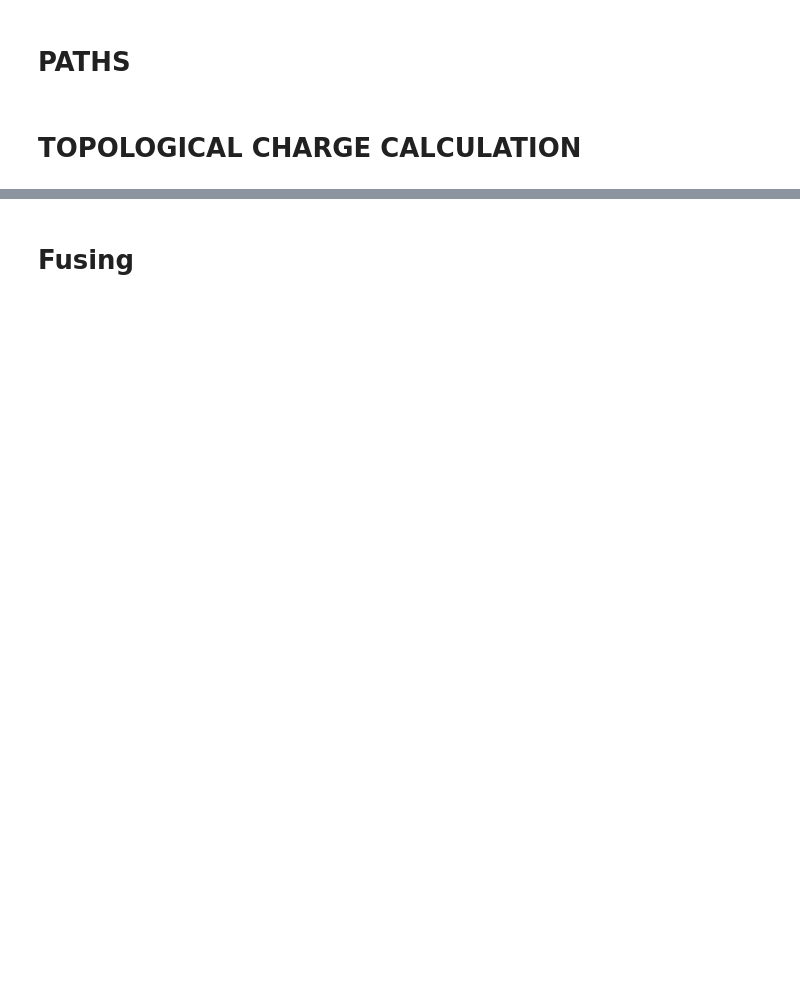
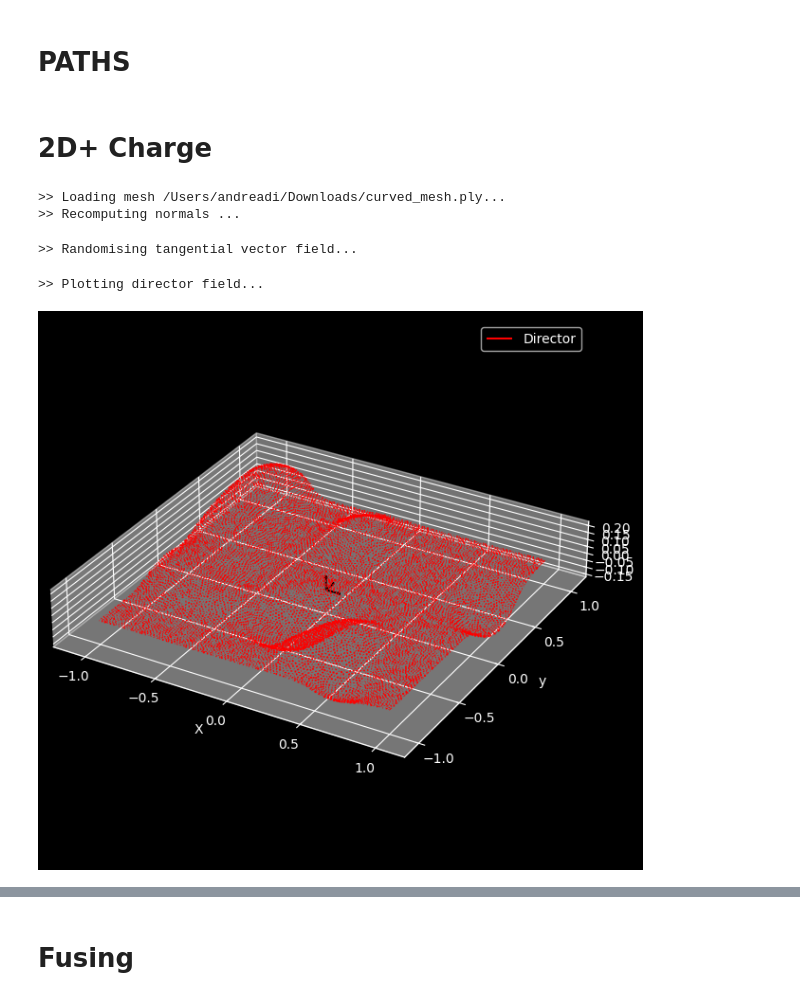
Before and after one commit to unige-biochem/nemo, a Jupyter notebook: debugging/sandbox.ipynb, the cells around one changed output, grey strips where cells are left out. Drawn from its saved outputs; the diff is of its cells as text; code cells hidden in the pictures; blank space fills up the shorter version.

```diff
--- a/debugging/sandbox.ipynb
+++ b/debugging/sandbox.ipynb
@@ -154,19 +122,6 @@ visuals.view_img(img_list=[img_raw], title_list=["Raw Image"], scale=img_scale)
 # magdalena_rel_path = "TP80/C2-CTL_TG_His_lyn_E29_20240423_block4_New-02-0To7-TP80.tif"  # == MEMBRANE ==
 # magdalena_rel_path = "TP80/C3-CTL_TG_His_lyn_E29_20240423_block4_New-02-0To7-TP80.tif" # == INTERSTITIAL SPACE ==
 # path = os.path.join(magdalena_root, magdalena_rel_path)
-# %%
-mesh = trimesh.creation.icosphere(radius=1, subdivisions=4)
-mesh_sel_mask = np.einsum('ij,ij->i', np.array([[0, 0, -1] for i in range(len(mesh.vertices))]),
-                          mesh.vertex_normals) < 0
-mesh = analysis.sel_submesh(mesh=mesh, mask=mesh_sel_mask)
-
-mesh = datahandler.load_mesh("/Users/andreadi/Downloads/planar_remeshed.ply", recalc_normals=True)
-idxs = analysis.coord_search_neighbours(mesh.vertices, k=6)
-idxs, _ = analysis.filter_valid_patches(verts=mesh.vertices, idxs_neigh=idxs, factor=0.1)
-visuals.plot_dir_field(directors=np.column_stack((mesh.vertices, mesh.vertices)), veclength=0.01,
-                       marker=mesh.vertices[idxs[:, 0]], pt_alpha=0.9)
-visuals.plot_dir_field(directors=np.column_stack((mesh.vertices, mesh.vertices)), veclength=0.01,
-                       marker=mesh.vertices[idxs.ravel()], pt_alpha=0.9, pt_color="magenta")
 # %%
 # 72h
 # path = "/Users/andreadi/Library/CloudStorage/OneDrive-UniversitédeGenève/Academic/Data/1_gastruloid/PR_run/72/exp_2_003.tif"
@@ -259,27 +214,6 @@ img_path = os.path.join(root_path, img_rel_path)
 img_path = '/Users/andreadi/Desktop/11MARCH2025/120hrs_ sun1.lif - Series021.tif'
 
 # path = '/Users/andreadi/Desktop/C1-Actin_dapi_day5_MP.lif - Series007.tif'
-# %%
-# # visuals.animate_img_slices(img=img_raw, scale=img_scale, unit=img_unit, gifpath=resfig_dir,
-# #                            gifsuffix="sliced_raw", cmap="Greens_r", time_spacing=0.05, dpi=50, figsize=(8, 8))
-#
-# root_path = "/Users/andreadi/Library/CloudStorage/OneDrive-UniversitédeGenève/Academic/Data"
-#
-img_rel_path = "4_collaborations/magdalena_embl/C1-CTL_TG_His_lyn_E29_20240423_block4_New-02-0To7-TP1.tif"
-img_raw_1, img_dim_1, img_scale_1, img_unit_1 = analysis.load_img(path=os.path.join(root_path, img_rel_path),
-                                                                  norm_vals=True)
-img_rel_path = "4_collaborations/magdalena_embl/C2-CTL_TG_His_lyn_E29_20240423_block4_New-02-0To7-TP1.tif"
-img_raw_2, img_dim_2, img_scale_2, img_unit_2 = analysis.load_img(path=os.path.join(root_path, img_rel_path),
-                                                                  norm_vals=True)
-img_rel_path = "4_collaborations/magdalena_embl/C3-CTL_TG_His_lyn_E29_20240423_block4_New-02-0To7-TP1.tif"
-img_raw_3, img_dim_3, img_scale_3, img_unit_3 = analysis.load_img(path=os.path.join(root_path, img_rel_path),
-                                                                  norm_vals=True)
-if not (img_scale_1 == img_scale_2 == img_scale_3) and not (img_unit_1 == img_unit_2 == img_unit_3):
-    print("Unequal scaling !!!")
-
-visuals.view_img(img_list=[img_raw_1, img_raw_2, img_raw_3], color_list=["red", "green", "blue"],
-                 title_list=["Nuclei", "Membrane", "Intertistial Space"], scale=img_scale_1,
-                 opacity_list=[0.9, 0.8, 0.2])
 # %%
 t = datahandler.load_tiff("/Users/andreadi/Desktop/test.tif")
 t = np.pad(t, pad_width=100, constant_values=1)
@@ -291,5 +225,21 @@ theta = analysis.compute_2d_orientation(mode="fibre", img=t, sampling_box_size=9
 visuals.plot_polar_hist(theta[theta != 0])
 visuals.plot_matrix(theta, origin="upper", cmap="twilight", colorbar=True, remove_axes=True,
                     savefig="/Users/andreadi/Downloads/test.png")
-# %% [markdown]
-# TOPOLOGICAL CHARGE CALCULATION
+# %% [markdown]
+# 2D+ Charge
+# %%
+mesh = datahandler.load_mesh("/Users/andreadi/Downloads/curved_mesh.ply", recalc_normals=True)
+# %% [output]
+>> Loading mesh /Users/andreadi/Downloads/curved_mesh.ply...
+>> Recomputing normals ...
+# %%
+tan_x, tan_y = analysis.create_tangential_basis(mesh.vertex_normals)
+random_dirs = simulation.random_tangential(t1=tan_x, t2=tan_y)
+random_vecfield = np.column_stack((mesh.vertices, random_dirs))
+# %% [output]
+>> Randomising tangential vector field...
+# %%
+visuals.plot_dir_field(random_vecfield, veclength=0.01)
+# %% [output]
+>> Plotting director field...
+[figure, added]
```
Also changed, not shown: parts of 33 cells of this notebook, 8 other files.
